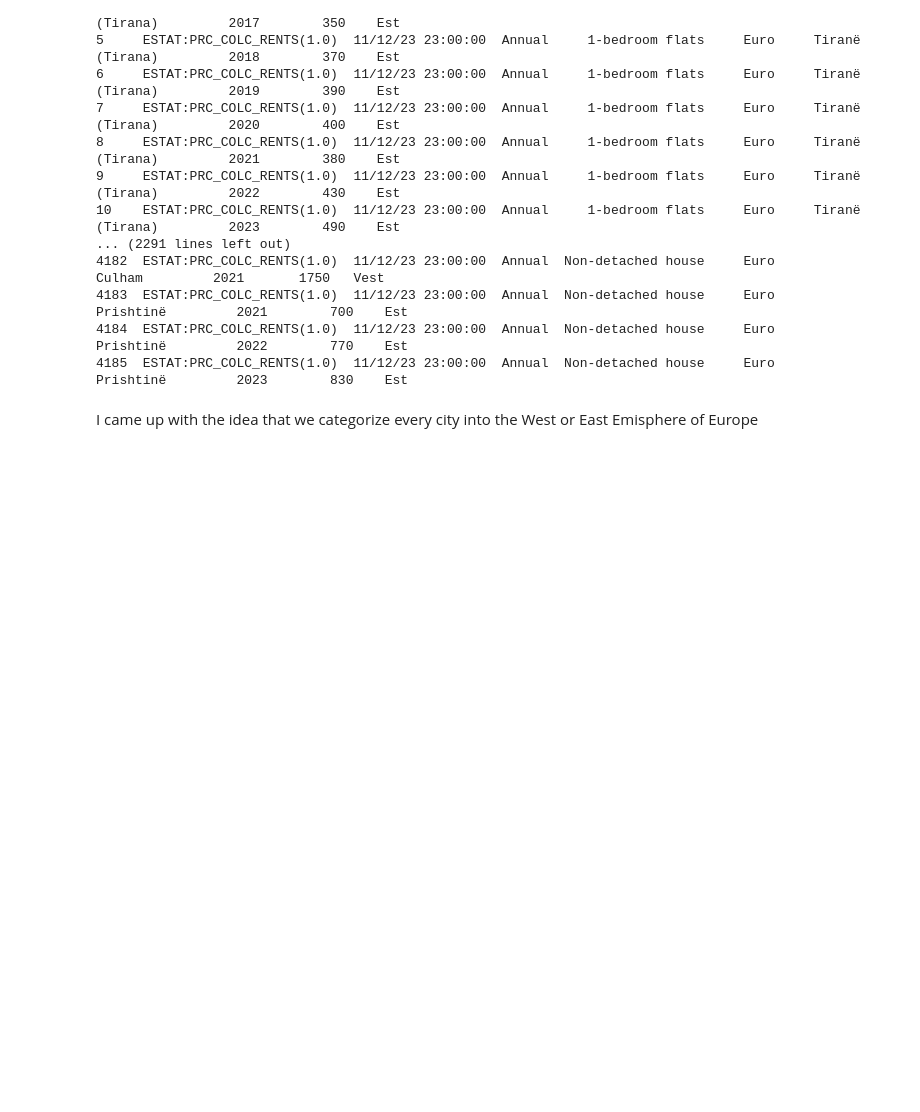
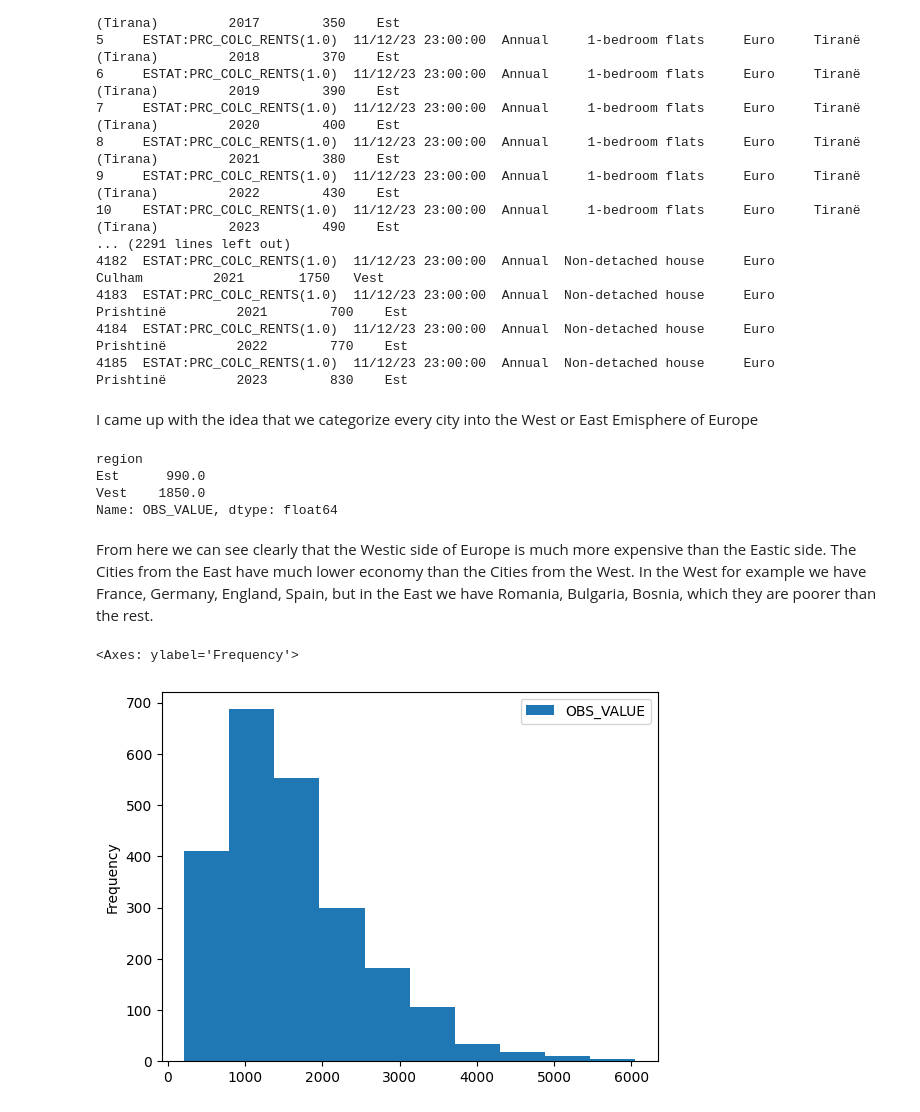
Before and after one commit to 21Scoob/Rent, a Jupyter notebook: Untitled.ipynb, the cells around one changed output. Saved outputs shown, nothing was run; the diff lists cells and outputs as text; code cells hidden in the pictures; blank space fills up the shorter version.

Commit message:
East is much cheaper than West

```diff
--- a/Untitled.ipynb
+++ b/Untitled.ipynb
@@ -257,3 +257,18 @@ print(new_df.to_string())
 4185  ESTAT:PRC_COLC_RENTS(1.0)  11/12/23 23:00:00  Annual  Non-detached house     Euro           Prishtinë         2023        830    Est
 # %% [markdown]
 I came up with the idea that we categorize every city into the West or East Emisphere of Europe
+# %%
+diff = new_df.groupby('region')['OBS_VALUE'].median()
+print(diff)
+# %% [output]
+region
+Est      990.0
+Vest    1850.0
+Name: OBS_VALUE, dtype: float64
+# %% [markdown]
+From here we can see clearly that the Westic side of Europe is much more expensive than the Eastic side. The Cities from the East have much lower economy than the Cities from the West. In the West for example we have France, Germany, England, Spain, but in the East we have Romania, Bulgaria, Bosnia, which they are poorer than the rest.
+# %%
+new_df.plot(kind = 'hist', x = 'region', y = 'OBS_VALUE')
+# %% [output]
+<Axes: ylabel='Frequency'>
+[figure, added]
```
Also changed, not shown: parts of 3 cells of this notebook.
